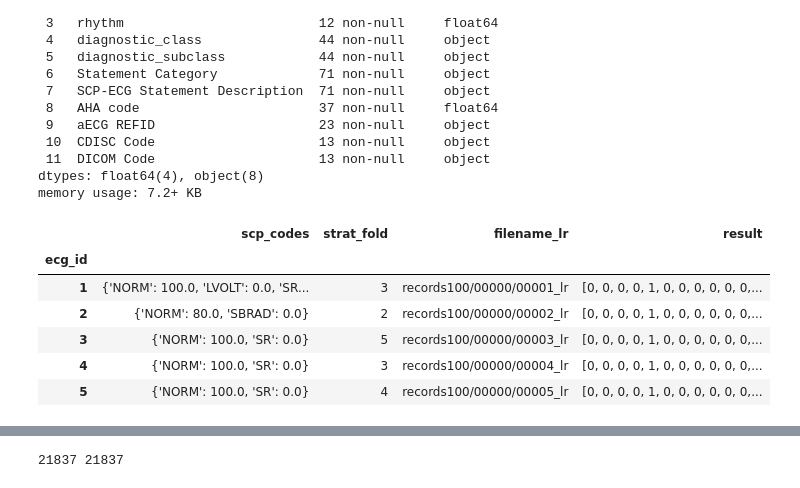
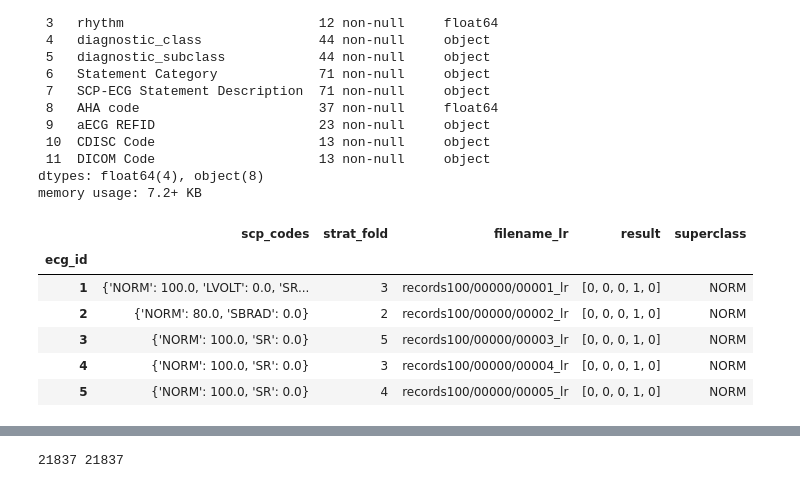
Before and after one commit to bentlyedyson/HEARTY-HEARTY, a Jupyter notebook: datascience/model.ipynb, the cells around one changed output, grey strips where cells are left out. Saved outputs shown, nothing was run; the diff lists cells and outputs as text; code cells hidden in the pictures.

```diff
--- a/datascience/model.ipynb
+++ b/datascience/model.ipynb
@@ -86,30 +76,76 @@ memory usage: 7.2+ KB
 # %%
 # Convert json string as python object
 scp_codes = df["scp_codes"].apply(lambda x : literal_eval(x))
 
-# How many scp categories are there
-scp_length = len(scp_df)
+def all_class():
+  scp_length = len(scp_df)
 
-def create_multilabel(scpc: dict):
-  # Create empty list with the length of scp
-  res = [ 0 for _ in range(scp_length) ]
+  def create_multilabel(scpc: dict):
+    # Create empty list with the length of scp
+    res = [ 0 for _ in range(scp_length) ]
 
-  for x, y in scpc.items():
-    # If the confidence is below 50%, ditch it.
-    if (y > 50):
+    for x, y in scpc.items():
+      # If the confidence is below 50%, ditch it.
+      # if (y > 50):
+      # ! This part
       res[scp_df.index.get_loc(x)] = 1
 
-  return res
+    return res
 
-# For every scp_codes in df, we will create a new mutlilabel 2d array
-# New column
-df["result"] = scp_codes.apply(create_multilabel)
+  # For every scp_codes in df, we will create a new mutlilabel 2d array
+  # New column
+  df["result"] = scp_codes.apply(create_multilabel)
+
+  return scp_length
+
+def super_class():
+  super_list = list(set(scp_df["diagnostic_class"]))
+  super_list.remove(np.nan)
+  scp_length = len(super_list)
+
+  def create_superclass(scpc: dict):
+    # Create empty list with the length of scp
+    res = [ 0 for _ in range(scp_length) ]
+
+    for x, y in scpc.items():
+      # If the confidence is below 50%, ditch it.
+      # if (y > 50):
+      try:
+        res[super_list.index(scp_df.loc[x]["diagnostic_class"])] = 1
+        return res
+      except ValueError:
+        pass
+
+    return res
+
+  def create_superclass_label(scpc: dict):
+    # Gets the superclass as string
+    for x, y in scpc.items():
+      try:
+        diag = scp_df.loc[x]["diagnostic_class"]
+        super_list.index(diag)
+        return diag
+      except ValueError:
+        pass
+
+    return None
+
+  # For every scp_codes in df, we will create a new mutlilabel 2d array
+  # New column
+  df["result"] = scp_codes.apply(create_superclass)
+  df["superclass"] = scp_codes.apply(create_superclass_label)
+
+  return scp_length
+
+# How many scp categories are there, and filters the data
+scp_length = super_class()
+
 df.head()
 # %% [output]
-|  | scp_codes | strat_fold | filename_lr | result |
-| ecg_id |  |  |  |  |
-| 1 | {'NORM': 100.0, 'LVOLT': 0.0, 'SR... | 3 | records100/00000/00001_lr | [0, 0, 0, 0, 1, 0, 0, 0, 0, 0, 0,... |
-| 2 | {'NORM': 80.0, 'SBRAD': 0.0} | 2 | records100/00000/00002_lr | [0, 0, 0, 0, 1, 0, 0, 0, 0, 0, 0,... |
-| 3 | {'NORM': 100.0, 'SR': 0.0} | 5 | records100/00000/00003_lr | [0, 0, 0, 0, 1, 0, 0, 0, 0, 0, 0,... |
-| 4 | {'NORM': 100.0, 'SR': 0.0} | 3 | records100/00000/00004_lr | [0, 0, 0, 0, 1, 0, 0, 0, 0, 0, 0,... |
-| 5 | {'NORM': 100.0, 'SR': 0.0} | 4 | records100/00000/00005_lr | [0, 0, 0, 0, 1, 0, 0, 0, 0, 0, 0,... |
+|  | scp_codes | strat_fold | filename_lr | result | superclass |
+| ecg_id |  |  |  |  |  |
+| 1 | {'NORM': 100.0, 'LVOLT': 0.0, 'SR... | 3 | records100/00000/00001_lr | [0, 0, 0, 1, 0] | NORM |
+| 2 | {'NORM': 80.0, 'SBRAD': 0.0} | 2 | records100/00000/00002_lr | [0, 0, 0, 1, 0] | NORM |
+| 3 | {'NORM': 100.0, 'SR': 0.0} | 5 | records100/00000/00003_lr | [0, 0, 0, 1, 0] | NORM |
+| 4 | {'NORM': 100.0, 'SR': 0.0} | 3 | records100/00000/00004_lr | [0, 0, 0, 1, 0] | NORM |
+| 5 | {'NORM': 100.0, 'SR': 0.0} | 4 | records100/00000/00005_lr | [0, 0, 0, 1, 0] | NORM |
```
Also changed, not shown: parts of 26 cells of this notebook, 2 other files.
